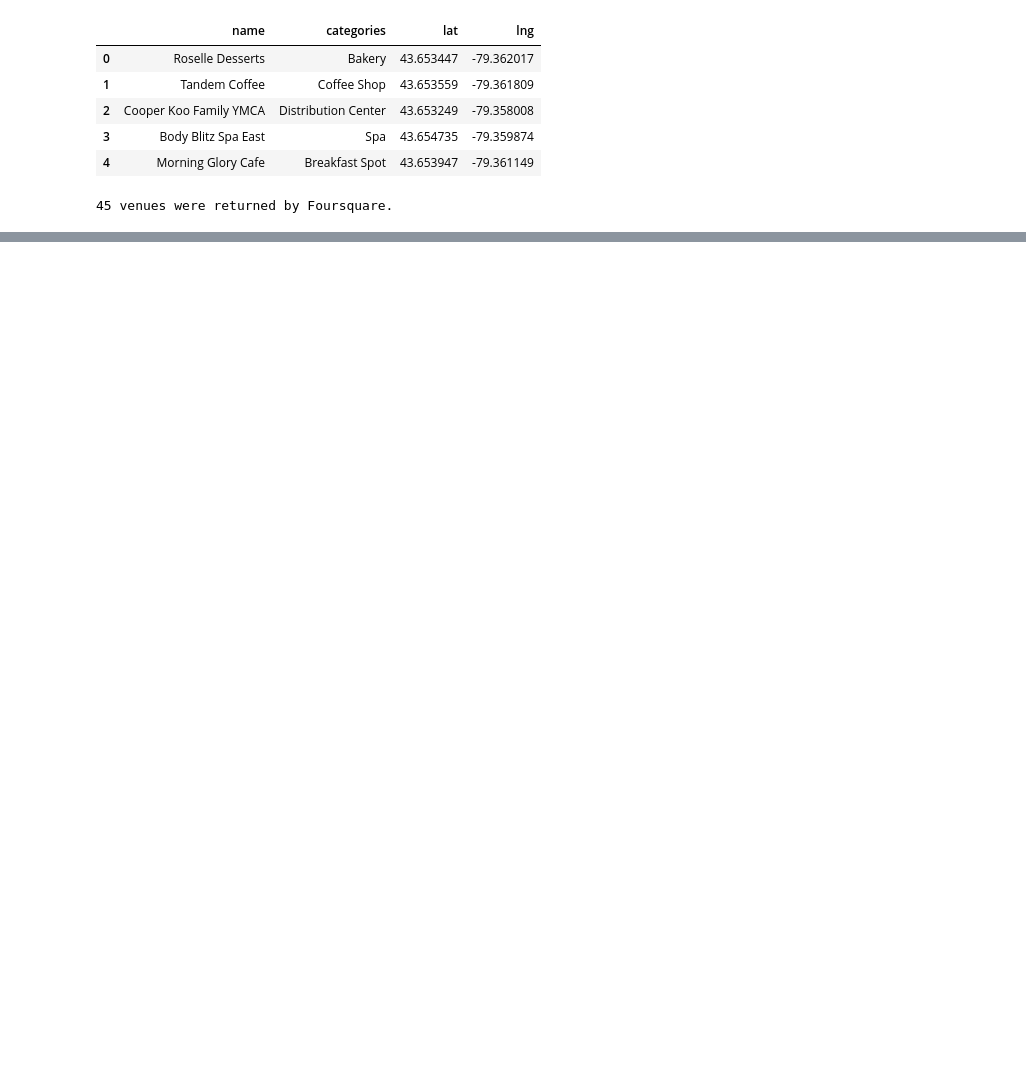
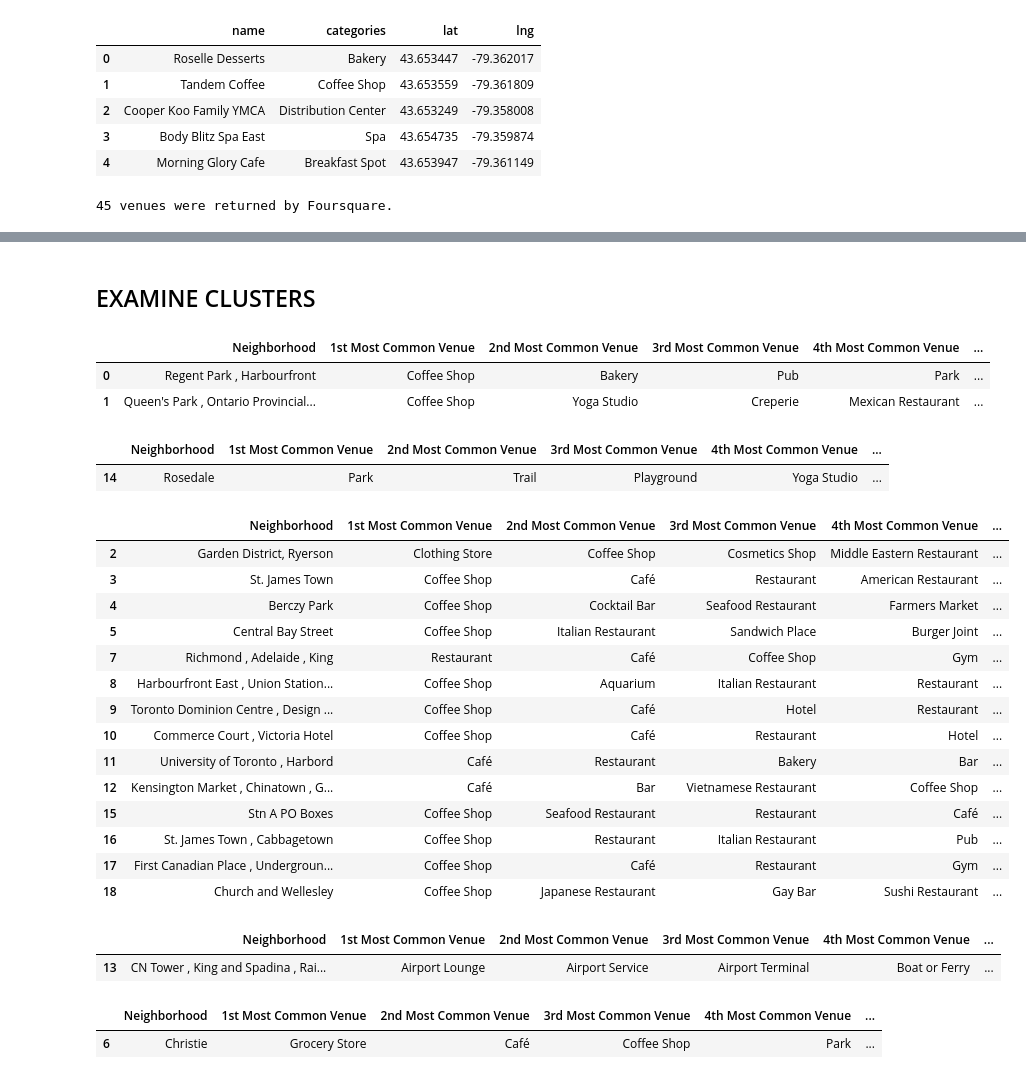
Before and after one commit to sangeet1509/Coursera_Capstone, a Jupyter notebook: Capstone_Assignment_Week3.ipynb, the cells around one changed output, grey strips where cells are left out. Saved outputs shown, nothing was run; the diff lists cells and outputs as text; code cells hidden in the pictures; blank space fills up the shorter version.

```diff
--- a/Capstone_Assignment_Week3.ipynb
+++ b/Capstone_Assignment_Week3.ipynb
@@ -509,0 +653,8 @@ toronto_venues = getNearbyVenues(names=toronto_data['Neighborhood'],
+# %%
+#Now Putting the table into a pandas dataframe
+#Before that writing a function to sort the values in descending order
+def return_most_common_venues(row, num_top_venues):
+    row_categories = row.iloc[1:]
+    row_categories_sorted = row_categories.sort_values(ascending=False)
+
+    return row_categories_sorted.index.values[0:num_top_venues]
@@ -509,0 +692,11 @@ toronto_venues = getNearbyVenues(names=toronto_data['Neighborhood'],
+# %%
+# set number of clusters
+kclusters = 5
+
+dt_toronto_grouped_clustering = dt_toronto_grouped.drop('Neighborhoods', 1)
+
+# run k-means clustering
+kmeans = KMeans(n_clusters=kclusters, random_state=0).fit(dt_toronto_grouped_clustering)
+
+# check cluster labels generated for each row in the dataframe
+kmeans.labels_[0:10]
@@ -509,0 +705,11 @@ toronto_venues = getNearbyVenues(names=toronto_data['Neighborhood'],
+# %%
+#create a new dataframe that includes the cluster as well as the top 10 venues for each neighborhood
+# add clustering labels
+neighborhoods_venues_sorted.insert(0, 'Cluster Labels', kmeans.labels_)
+
+dt_toronto_merged = dt_toronto_data
+
+# merge dt_toronto_grouped with dt_toronto_data to add latitude/longitude for each neighborhood
+dt_toronto_merged = dt_toronto_merged.join(neighborhoods_venues_sorted.set_index('Neighborhood'), on='Neighborhood')
+
+dt_toronto_merged.head() # check the last columns!
@@ -509,0 +751,46 @@ toronto_venues = getNearbyVenues(names=toronto_data['Neighborhood'],
+# %% [markdown]
+## EXAMINE CLUSTERS
+# %%
+#Examining Cluster0
+dt_toronto_merged.loc[dt_toronto_merged['Cluster Labels'] == 0, dt_toronto_merged.columns[[2] + list(range(6, dt_toronto_merged.shape[1]))]]
+# %% [output]
+|  | Neighborhood | 1st Most Common Venue | 2nd Most Common Venue | 3rd Most Common Venue | 4th Most Common Venue | ... |
+| 0 | Regent Park , Harbourfront | Coffee Shop | Bakery | Pub | Park | ... |
+| 1 | Queen's Park , Ontario Provincial... | Coffee Shop | Yoga Studio | Creperie | Mexican Restaurant | ... |
+# %%
+#Examining Cluster1
+dt_toronto_merged.loc[dt_toronto_merged['Cluster Labels'] == 1, dt_toronto_merged.columns[[2] + list(range(6, dt_toronto_merged.shape[1]))]]
+# %% [output]
+|  | Neighborhood | 1st Most Common Venue | 2nd Most Common Venue | 3rd Most Common Venue | 4th Most Common Venue | ... |
+| 14 | Rosedale | Park | Trail | Playground | Yoga Studio | ... |
+# %%
+#Examining Cluster2
+dt_toronto_merged.loc[dt_toronto_merged['Cluster Labels'] == 2, dt_toronto_merged.columns[[2] + list(range(6, dt_toronto_merged.shape[1]))]]
+# %% [output]
+|  | Neighborhood | 1st Most Common Venue | 2nd Most Common Venue | 3rd Most Common Venue | 4th Most Common Venue | ... |
+| 2 | Garden District, Ryerson | Clothing Store | Coffee Shop | Cosmetics Shop | Middle Eastern Restaurant | ... |
+| 3 | St. James Town | Coffee Shop | Café | Restaurant | American Restaurant | ... |
+| 4 | Berczy Park | Coffee Shop | Cocktail Bar | Seafood Restaurant | Farmers Market | ... |
+| 5 | Central Bay Street | Coffee Shop | Italian Restaurant | Sandwich Place | Burger Joint | ... |
+| 7 | Richmond , Adelaide , King | Restaurant | Café | Coffee Shop | Gym | ... |
+| 8 | Harbourfront East , Union Station... | Coffee Shop | Aquarium | Italian Restaurant | Restaurant | ... |
+| 9 | Toronto Dominion Centre , Design ... | Coffee Shop | Café | Hotel | Restaurant | ... |
+| 10 | Commerce Court , Victoria Hotel | Coffee Shop | Café | Restaurant | Hotel | ... |
+| 11 | University of Toronto , Harbord | Café | Restaurant | Bakery | Bar | ... |
+| 12 | Kensington Market , Chinatown , G... | Café | Bar | Vietnamese Restaurant | Coffee Shop | ... |
+| 15 | Stn A PO Boxes | Coffee Shop | Seafood Restaurant | Restaurant | Café | ... |
+| 16 | St. James Town , Cabbagetown | Coffee Shop | Restaurant | Italian Restaurant | Pub | ... |
+| 17 | First Canadian Place , Undergroun... | Coffee Shop | Café | Restaurant | Gym | ... |
+| 18 | Church and Wellesley | Coffee Shop | Japanese Restaurant | Gay Bar | Sushi Restaurant | ... |
+# %%
+#Examining Cluster3
+dt_toronto_merged.loc[dt_toronto_merged['Cluster Labels'] == 3, dt_toronto_merged.columns[[2] + list(range(6, dt_toronto_merged.shape[1]))]]
+# %% [output]
+|  | Neighborhood | 1st Most Common Venue | 2nd Most Common Venue | 3rd Most Common Venue | 4th Most Common Venue | ... |
+| 13 | CN Tower , King and Spadina , Rai... | Airport Lounge | Airport Service | Airport Terminal | Boat or Ferry | ... |
+# %%
+#Examining Cluster4
+dt_toronto_merged.loc[dt_toronto_merged['Cluster Labels'] == 4, dt_toronto_merged.columns[[2] + list(range(6, dt_toronto_merged.shape[1]))]]
+# %% [output]
+|  | Neighborhood | 1st Most Common Venue | 2nd Most Common Venue | 3rd Most Common Venue | 4th Most Common Venue | ... |
+| 6 | Christie | Grocery Store | Café | Coffee Shop | Park | ... |
```
Also changed, not shown: parts of 25 cells of this notebook.
